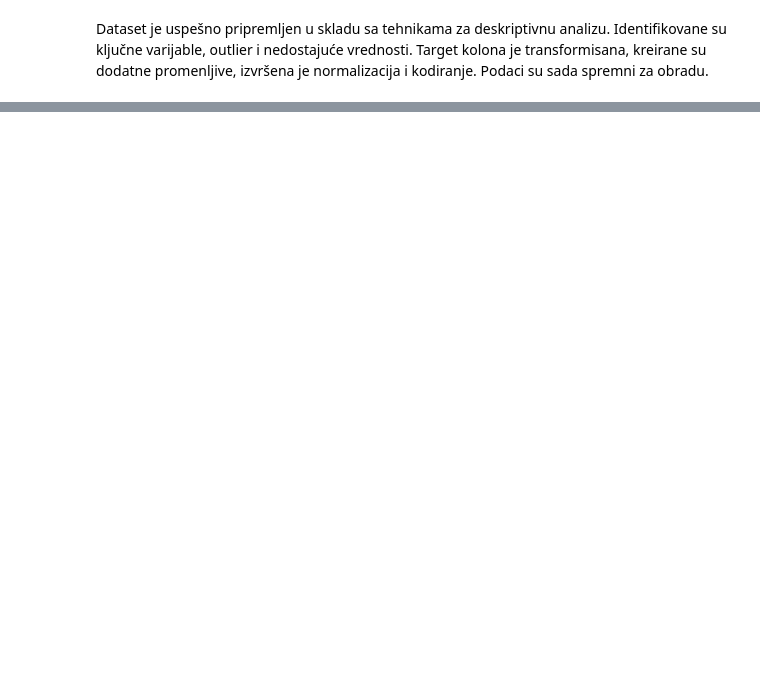
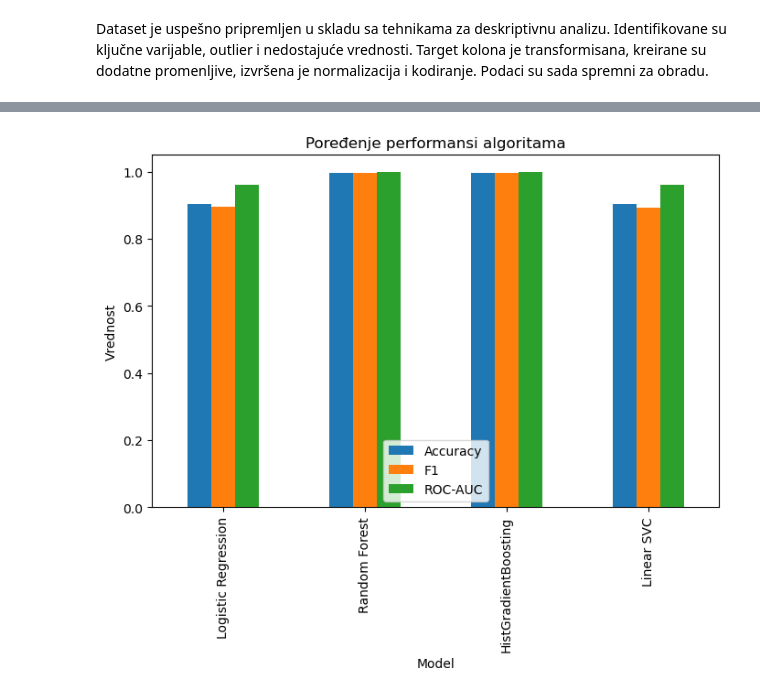
Before and after one commit to MarijaVidovic/MasinskoUcenjePrviProjekat, a Jupyter notebook: PRVA FAZA/CoralReefGlobalBlechingPrvaFaza.ipynb, the cells around one changed output, grey strips where cells are left out. Cells and saved outputs as stored; diff of their text form; code cells hidden in the pictures; blank space fills up the shorter version.

```diff
--- a/PRVA FAZA/CoralReefGlobalBlechingPrvaFaza.ipynb
+++ b/PRVA FAZA/CoralReefGlobalBlechingPrvaFaza.ipynb
@@ -288,0 +449,7 @@ Dataset je uspešno pripremljen u skladu sa tehnikama za deskriptivnu analizu. I
+# %%
+results_df.set_index("Model")[["Accuracy", "F1", "ROC-AUC"]].plot(kind="bar", figsize=(8,5))
+plt.title("Poređenje performansi algoritama")
+plt.ylabel("Vrednost")
+plt.show()
+# %% [output]
+[figure, added]
```
Also changed, not shown: parts of 7 cells of this notebook.
